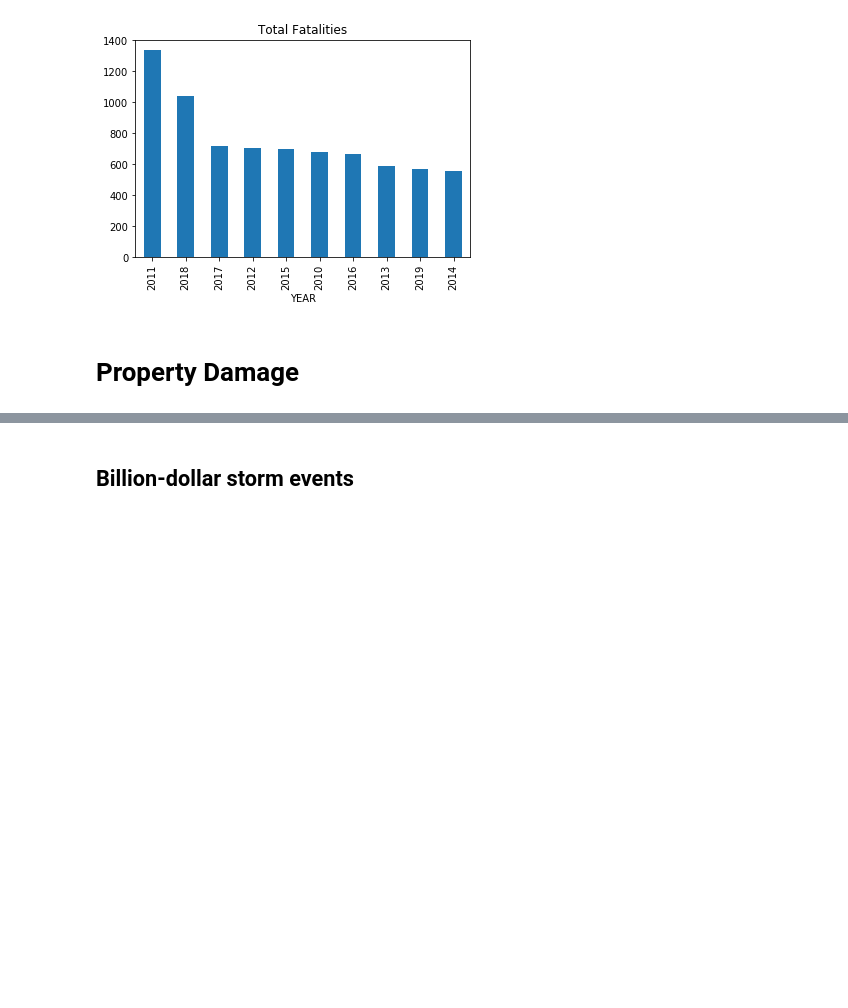
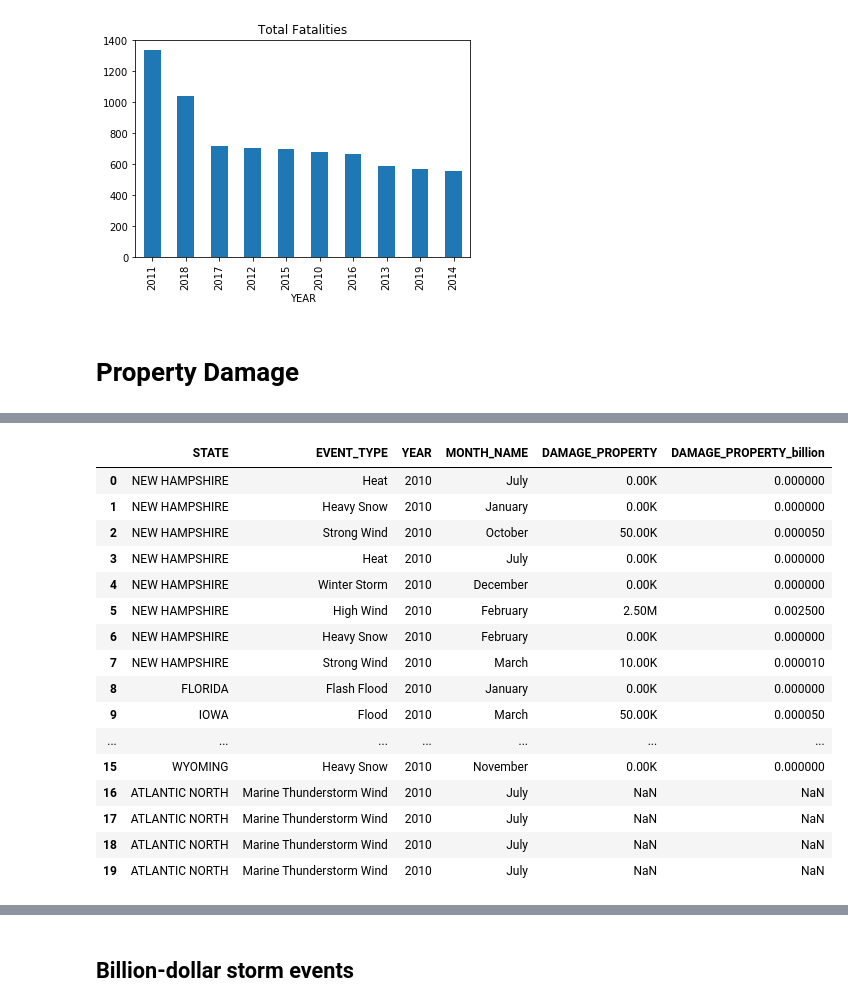
Before and after one commit to alwz1/storm-events, a Jupyter notebook: storm_events.ipynb, the cells around one changed output, grey strips where cells are left out. Cells and saved outputs as stored; diff of their text form; code cells hidden in the pictures; blank space fills up the shorter version.

```diff
--- a/storm_events.ipynb
+++ b/storm_events.ipynb
@@ -472,3 +521,0 @@ dtype: int64
-# %%
-# drop null values
-df_damage = df_damage.dropna()
@@ -506,0 +553,12 @@ df_damage_1['DAMAGE_PROPERTY_billion'] = df_damage_1['DAMAGE_PROPERTY']\
+# %%
+def convert_billion(damage):
+    """ converts property damage(string) into property damage in billions(float) """
+
+    dict_1 = {'K': 0.000001, 'M': 0.001, 'B': 1}
+
+    if str(damage)[-1] in ['K', 'M', 'B']:
+        damage = float(damage[:-1]) * dict_1[damage[-1]]
+
+    return float(damage)
+# %%
+df_damage_1 = df_damage.drop(['EVENT_ID'], axis=1)
@@ -506,0 +568,20 @@ df_damage_1['DAMAGE_PROPERTY_billion'] = df_damage_1['DAMAGE_PROPERTY']\
+# %%
+df_damage_1.head(20)
+# %% [output]
+|  | STATE | EVENT_TYPE | YEAR | MONTH_NAME | DAMAGE_PROPERTY | DAMAGE_PROPERTY_billion |
+| 0 | NEW HAMPSHIRE | Heat | 2010 | July | 0.00K | 0.000000 |
+| 1 | NEW HAMPSHIRE | Heavy Snow | 2010 | January | 0.00K | 0.000000 |
+| 2 | NEW HAMPSHIRE | Strong Wind | 2010 | October | 50.00K | 0.000050 |
+| 3 | NEW HAMPSHIRE | Heat | 2010 | July | 0.00K | 0.000000 |
+| 4 | NEW HAMPSHIRE | Winter Storm | 2010 | December | 0.00K | 0.000000 |
+| 5 | NEW HAMPSHIRE | High Wind | 2010 | February | 2.50M | 0.002500 |
+| 6 | NEW HAMPSHIRE | Heavy Snow | 2010 | February | 0.00K | 0.000000 |
+| 7 | NEW HAMPSHIRE | Strong Wind | 2010 | March | 10.00K | 0.000010 |
+| 8 | FLORIDA | Flash Flood | 2010 | January | 0.00K | 0.000000 |
+| 9 | IOWA | Flood | 2010 | March | 50.00K | 0.000050 |
+| ... | ... | ... | ... | ... | ... | ... |
+| 15 | WYOMING | Heavy Snow | 2010 | November | 0.00K | 0.000000 |
+| 16 | ATLANTIC NORTH | Marine Thunderstorm Wind | 2010 | July | NaN | NaN |
+| 17 | ATLANTIC NORTH | Marine Thunderstorm Wind | 2010 | July | NaN | NaN |
+| 18 | ATLANTIC NORTH | Marine Thunderstorm Wind | 2010 | July | NaN | NaN |
+| 19 | ATLANTIC NORTH | Marine Thunderstorm Wind | 2010 | July | NaN | NaN |
```
Also changed, not shown: parts of 54 cells of this notebook.
